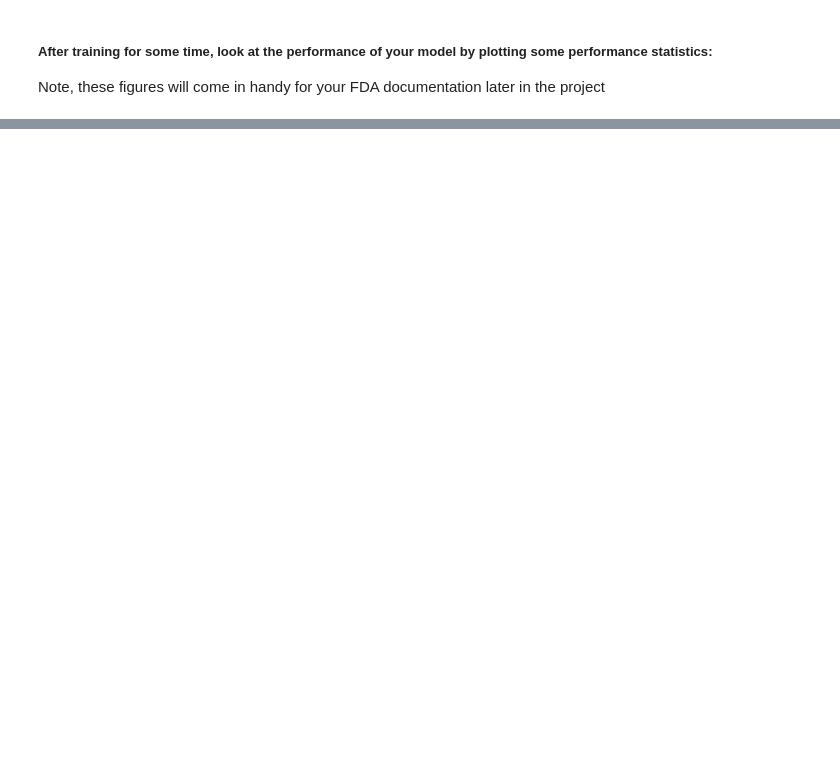
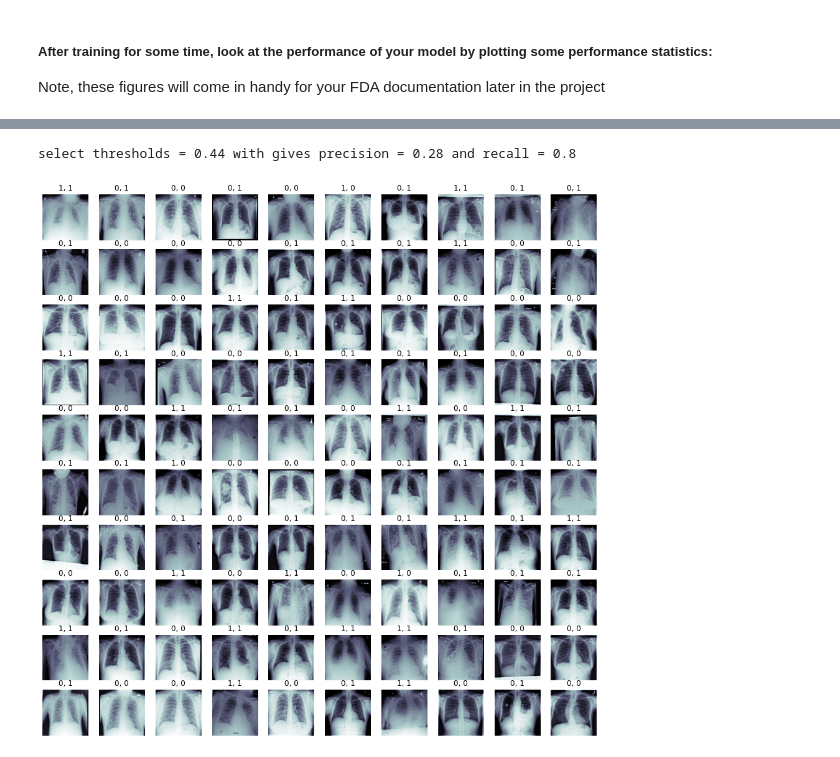
Before and after one commit to Thada-Jirajaras/Pneumonia-Detection-From-Chest-X-Rays, a Jupyter notebook: Build and train model.ipynb, the cells around one changed output, grey strips where cells are left out. Cells and saved outputs as stored; diff of their text form; code cells hidden in the pictures; blank space fills up the shorter version.

```diff
--- a/Build and train model.ipynb
+++ b/Build and train model.ipynb
@@ -143,0 +292,3 @@ YOUR_THRESHOLD = 0.5
+# %%
+# get prediction
+pred_Y = best_model.predict(valX, batch_size = 32, verbose = True).flatten()
@@ -144,20 +297,43 @@ YOUR_THRESHOLD = 0.5
+# %%
+## Find the threshold that optimize your model's performance,
+## and use that threshold to make binary classification. Make sure you take all your metrics into consideration.
+
+# Todo
+model_name = best_model_name
+prediction_path = os.path.join('output', f"predval_{model_name}.npy")
+groundtruth_path = os.path.join('output', f"groundtruth_{model_name}.npy")
+probability = np.load(prediction_path)
+ground_truth = np.load(groundtruth_path)
+precision, recall, thresholds = precision_recall_curve(ground_truth, probability)
+precision = precision[:-1]
+recall = recall[:-1]
+condition_index = (recall >= 0.8)
+precision = precision[condition_index]
+thresholds = thresholds[condition_index]
+recall = recall[condition_index]
+print(f'select thresholds = {thresholds[-1]:.2} with gives precision = {precision[-1]:.2} and recall = {recall[-1]:.2}')
+YOUR_THRESHOLD = thresholds[-1] # to have recall >= 0.8
+# %% [output]
+select thresholds = 0.44 with gives precision = 0.28 and recall = 0.8
 # %%
 ## Let's look at some examples of true vs. predicted with our best model:
 
 # Todo
 fig, m_axs = plt.subplots(10, 10, figsize = (16, 16))
 i = 0
 for (c_x, c_y, c_ax) in zip(valX[0:100], valY[0:100], m_axs.flatten()):
     c_ax.imshow(c_x[:,:,0], cmap = 'bone')
     if c_y == 1:
-        if pred_Y[i] > YOUR_THRESHOLD:
+        if pred_Y[i] >= YOUR_THRESHOLD:
             c_ax.set_title('1, 1')
         else:
             c_ax.set_title('1, 0')
     else:
-        if pred_Y[i] > YOUR_THRESHOLD:
+        if pred_Y[i] >= YOUR_THRESHOLD:
             c_ax.set_title('0, 1')
         else:
             c_ax.set_title('0, 0')
     c_ax.axis('off')
     i=i+1
+# %% [output]
+[figure, added]
```
Also changed, not shown: parts of 25 cells of this notebook, 3 other files.
